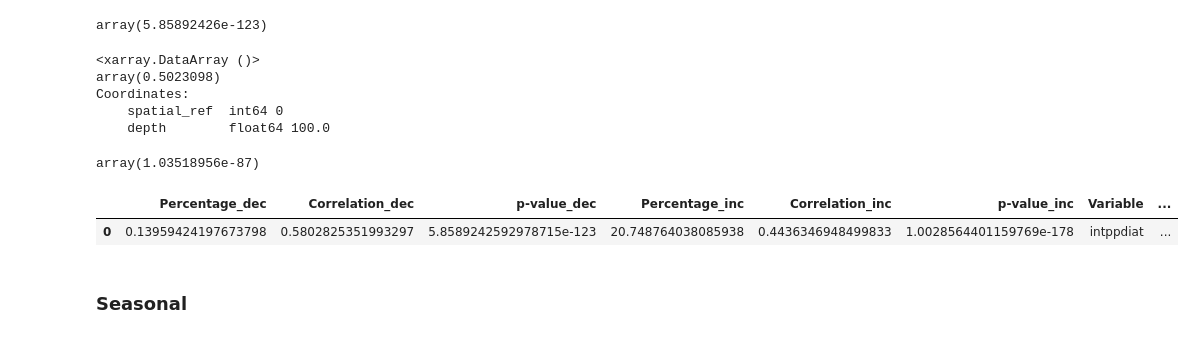
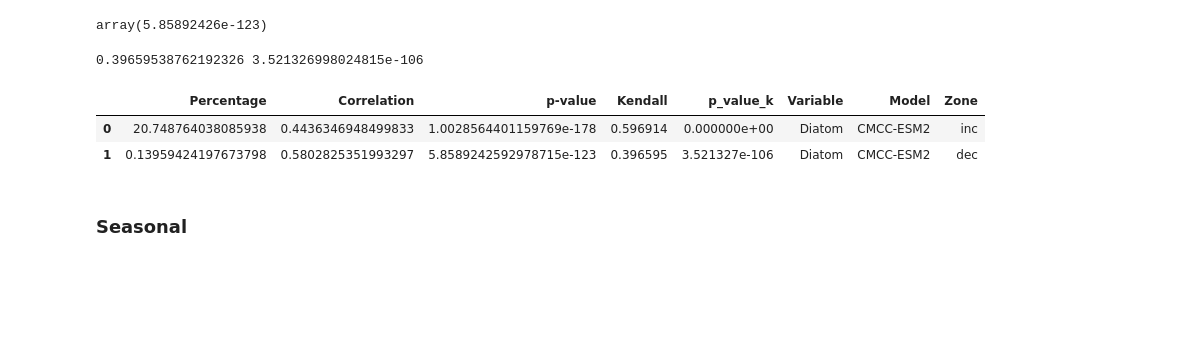
Before and after one commit to jasmineby65/CMEE-Coursework, a Jupyter notebook: Project/code/CMCC-ESM2/intppdiat_CMCC-ESM2.ipynb, the cells around one changed output. Drawn from its saved outputs; the diff is of its cells as text; code cells hidden in the pictures; blank space fills up the shorter version.

```diff
--- a/Project/code/CMCC-ESM2/intppdiat_CMCC-ESM2.ipynb
+++ b/Project/code/CMCC-ESM2/intppdiat_CMCC-ESM2.ipynb
@@ -43,6 +44,7 @@ experiment = "ssp585"
 print(experiment)
 freq = "Omon"
 print(freq)
+name = "Diatom"
 # %% [output]
 intppdiat
 CMCC-ESM2
@@ -1202,0 +1172,3 @@ summary.close()
+# %%
+cor_ken_inc, cor_ken_p_inc = kendalltau(current_inc_per.values, exp_inc_per.values, nan_policy="omit")
+print(cor_ken_inc, cor_ken_p_inc)
@@ -1228,14 +1195,0 @@ exp_dec_abs = xarray.open_dataarray("Data/epc100_{}_absolute_dec.nc".format(mode
-# %%
-cor_dec_abs = xarray.corr(current_dec_abs, exp_dec_abs, dim = ["lat", "lon"])
-cor_dec_abs
-# %% [output]
-<xarray.DataArray ()>
-array(0.5023098)
-Coordinates:
-    spatial_ref  int64 0
-    depth        float64 100.0
-# %%
-cor_dec_abs_p = xs.pearson_r_p_value(current_dec_abs, exp_dec_abs, dim = ["lat", "lon"], skipna=True)
-cor_dec_abs_p.values
-# %% [output]
-array(1.03518956e-87)
@@ -1249,17 +1196,23 @@ summary.close()
+# %%
+cor_ken_dec, cor_ken_p_dec = kendalltau(current_dec_per.values, exp_dec_per.values, nan_policy="omit")
+print(cor_ken_dec, cor_ken_p_dec)
+# %% [output]
+0.39659538762192326 3.521326998024815e-106
 # %%
-data = {'Percentage_dec': [dec_median],
-        'Correlation_dec': [cor_dec_per.values],
-        'p-value_dec': [cor_dec_per_p.values],
-        'Percentage_inc': [inc_median],
-        'Correlation_inc': [cor_inc_per.values],
-        'p-value_inc': [cor_inc_per_p.values],
-        'Variable': variable,
-        'Model': model}
+data = {'Percentage': [inc_median, dec_median],
+        'Correlation': [cor_inc_per.values, cor_dec_per.values],
+        'p-value': [cor_inc_per_p.values, cor_dec_per_p.values],
+        'Kendall': [cor_ken_inc, cor_ken_dec],
+        'p_value_k': [cor_ken_p_inc, cor_ken_p_dec],
+        'Variable': [name, name],
+        'Model': [model, model],
+       'Zone': ["inc", "dec"]}
 df = pd.DataFrame(data)
 df
 # %% [output]
-|  | Percentage_dec | Correlation_dec | p-value_dec | Percentage_inc | Correlation_inc | p-value_inc | Variable | ... |
-| 0 | 0.13959424197673798 | 0.5802825351993297 | 5.8589242592978715e-123 | 20.748764038085938 | 0.4436346948499833 | 1.0028564401159769e-178 | intppdiat | ... |
+|  | Percentage | Correlation | p-value | Kendall | p_value_k | Variable | Model | Zone |
+| 0 | 20.748764038085938 | 0.4436346948499833 | 1.0028564401159769e-178 | 0.596914 | 0.000000e+00 | Diatom | CMCC-ESM2 | inc |
+| 1 | 0.13959424197673798 | 0.5802825351993297 | 5.8589242592978715e-123 | 0.396595 | 3.521327e-106 | Diatom | CMCC-ESM2 | dec |
 # %%
 df.to_csv("csv/Zone.csv", mode = "a", index = False, header=False)
 # %% [markdown]
```
Also changed, not shown: parts of 119 cells of this notebook, 42 other files.
